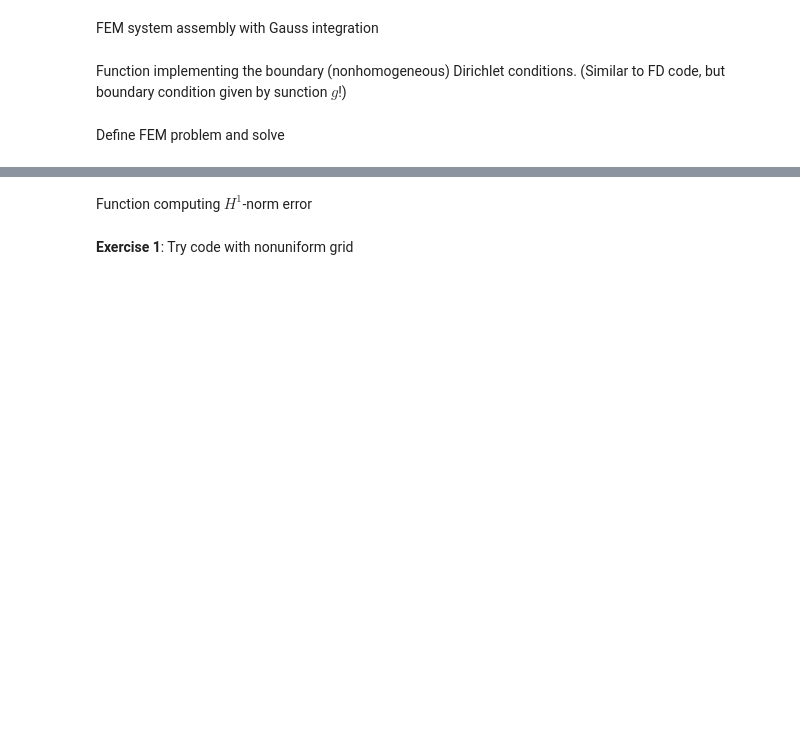
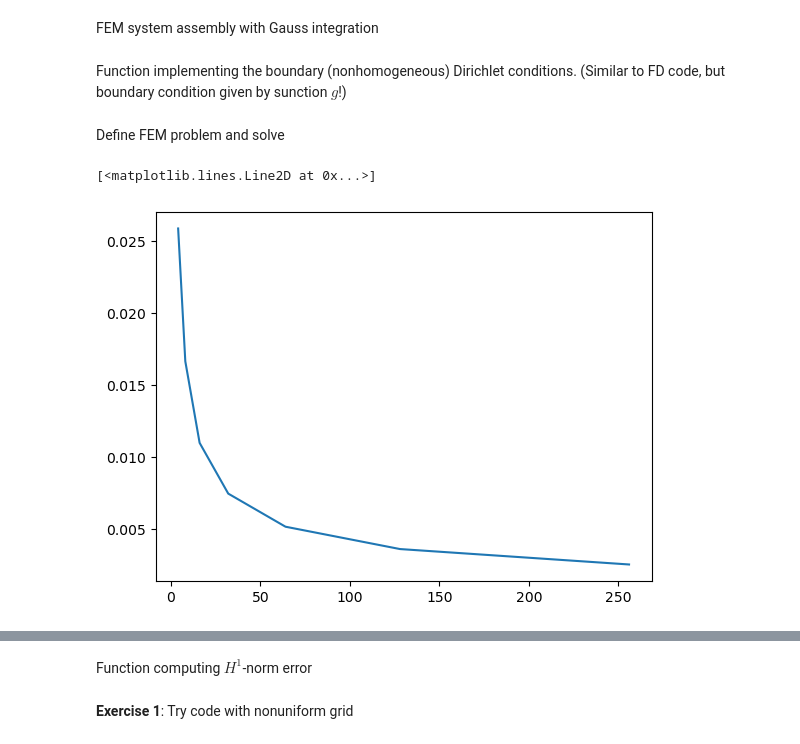
Before and after one commit to Gabriele-Codega/NSPDE-ANA2023, a Jupyter notebook: Python/C5.ipynb, the cells around one changed output, grey strips where cells are left out. Saved outputs shown, nothing was run; the diff lists cells and outputs as text; code cells hidden in the pictures; blank space fills up the shorter version.

```diff
--- a/Python/C5.ipynb
+++ b/Python/C5.ipynb
@@ -159,13 +168,31 @@ def FEM1_1D_GAUSS(omega,N,n_qpoints,rhs):
   q,w = quadrature(n_qpoints)
 
   # Evaluation of linear Lagrange basis
-  phi =
-  dphi =
+  phi = [basis1(0)(q),basis1(1)(q)]
+  dphi = [basis1_derivative(0)(q),basis1_derivative(1)(q)]
+
+  # rhs
+  rhs_v = np.zeros((N,n_qpoints))
+  for i in range(N):
+    rhs_v[i,:] = rhs(mapping(vertices,i)(q))
 
   # initialise system
+  A = sp.lil_matrix((N+1,N+1))
+  F = np.zeros(N+1)
 
   # Assembly loop
   for i in range(N):
+    # single contributions
+    a00 = np.dot(w,dphi[0]*dphi[0])
+    a01 = np.dot(w,dphi[0]*dphi[1])
+    a10 = np.dot(w,dphi[1]*dphi[0])
+    a11 = np.dot(w,dphi[1]*dphi[1])
+    A_elem = np.matrix([[a00,a01],[a10,a11]])
+    F_elem = np.array([np.dot(w,rhs_v[i,:]*phi[0]*mapping_J(vertices,i)**2),np.dot(w,rhs_v[i,:]*phi[1]*mapping_J(vertices,i)**2)])
+
+    A[i:i+2,i:i+2] += A_elem
+    F[i:i+2] += F_elem
+
 
   # return system matrix and rhs vector
   return A, F
@@ -176,28 +201,47 @@ def apply_boundary_conditions(omega,N, A, F, g):
+# %%
+def apply_boundary_conditions(omega,N, A, F, g):
+    A[0,0] = 1; A[0,1] = 0; F[0] = g(omega[0])
+    A[N,N] = 1; A[N,N-1] = 0; F[N] = g(omega[1])
 # %% [markdown]
 Define FEM problem and solve
 # %%
 omega = [0,1]
 rhs = lambda x: np.sin(x)
 sol = lambda x: np.sin(x)
 
 # Initialise error vector
 Err = np.zeros(7)
 NN = np.zeros(7)
 Cond = np.zeros(7)
 
+
 for i in range(7):
   N = 2**(i+2)
   NN[i] = N
   n_qpoints = 1
+  vertices = mesh(omega,N)
 
   # call function computing FEM system
+  A,F = FEM1_1D_GAUSS(omega,N,n_qpoints,rhs)
+  apply_boundary_conditions(omega,N,A,F,rhs)
+  A = A.tocsr()
 
   # solve
+  U = spsolve(A,F)
 
   #condition number of Stiffness matrix
+  #Cond[i] = eigsh(A,k=N,which='LM',return_eigenvectors=False)[-1]/eigsh(A,k=N,which='SM',return_eigenvectors=False)[-1]
+  Cond[i] = np.linalg.cond(A.todense())
 
   # Evaluate exact solution at grid nodes
+  U_ex = sol(vertices)
 
   # Compute errors
+  #Err[i] = np.max(np.abs(U-U_ex))
+  Err[i] = FEM1_H1(omega,N,U,sol)
 
-  # Plot error
+# Plot error
+plt.plot(NN,Err)
+# %% [output]
+[<matplotlib.lines.Line2D at 0x...>]
+[figure, added]
```
Also changed, not shown: parts of 6 cells of this notebook, 2 other files.
